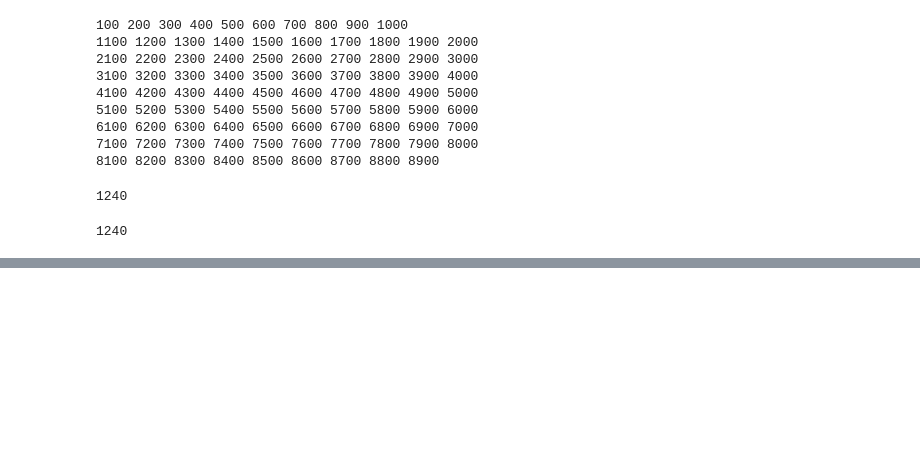
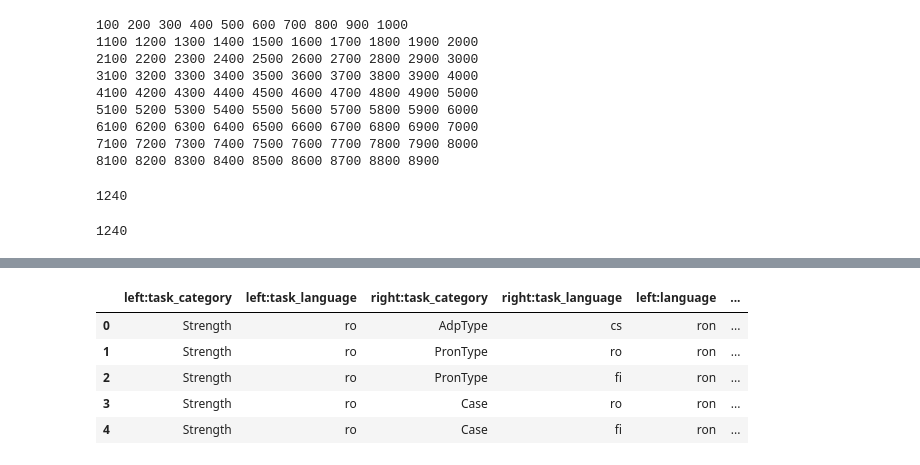
Before and after one commit to AIRI-Institute/probing-dashboard, a Jupyter notebook: probing_analytics.ipynb, the cells around one changed output, grey strips where cells are left out. Drawn from its saved outputs; the diff is of its cells as text; code cells hidden in the pictures; blank space fills up the shorter version.

```diff
--- a/probing_analytics.ipynb
+++ b/probing_analytics.ipynb
@@ -233,0 +288,9 @@ OSError: Background processes not supported.
+# %%
+already_scored_df.head()
+# %% [output]
+|  | left:task_category | left:task_language | right:task_category | right:task_language | left:language | ... |
+| 0 | Strength | ro | AdpType | cs | ron | ... |
+| 1 | Strength | ro | PronType | ro | ron | ... |
+| 2 | Strength | ro | PronType | fi | ron | ... |
+| 3 | Strength | ro | Case | ro | ron | ... |
+| 4 | Strength | ro | Case | fi | ron | ... |
```
Also changed, not shown: parts of 8 cells of this notebook, 1 other file.
